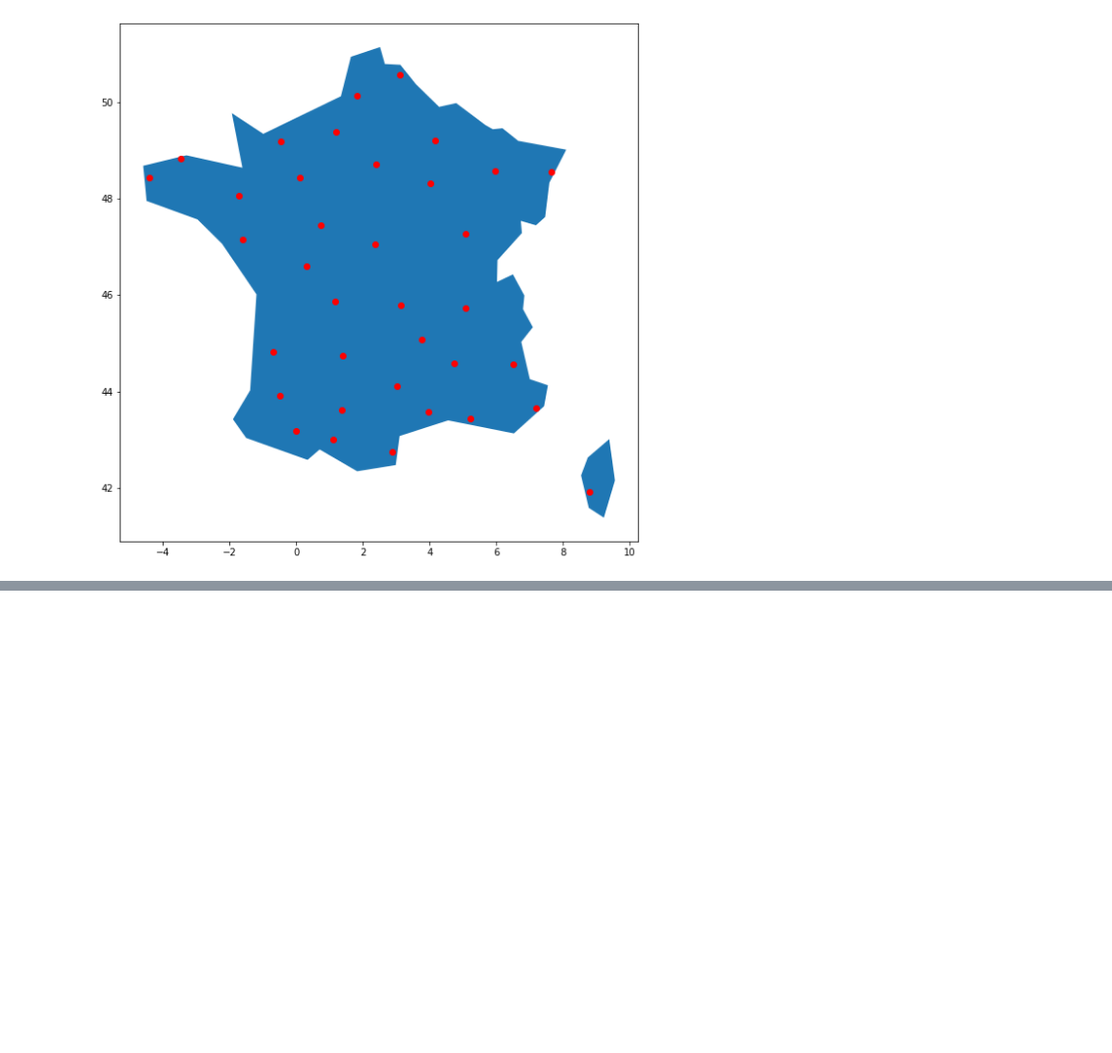
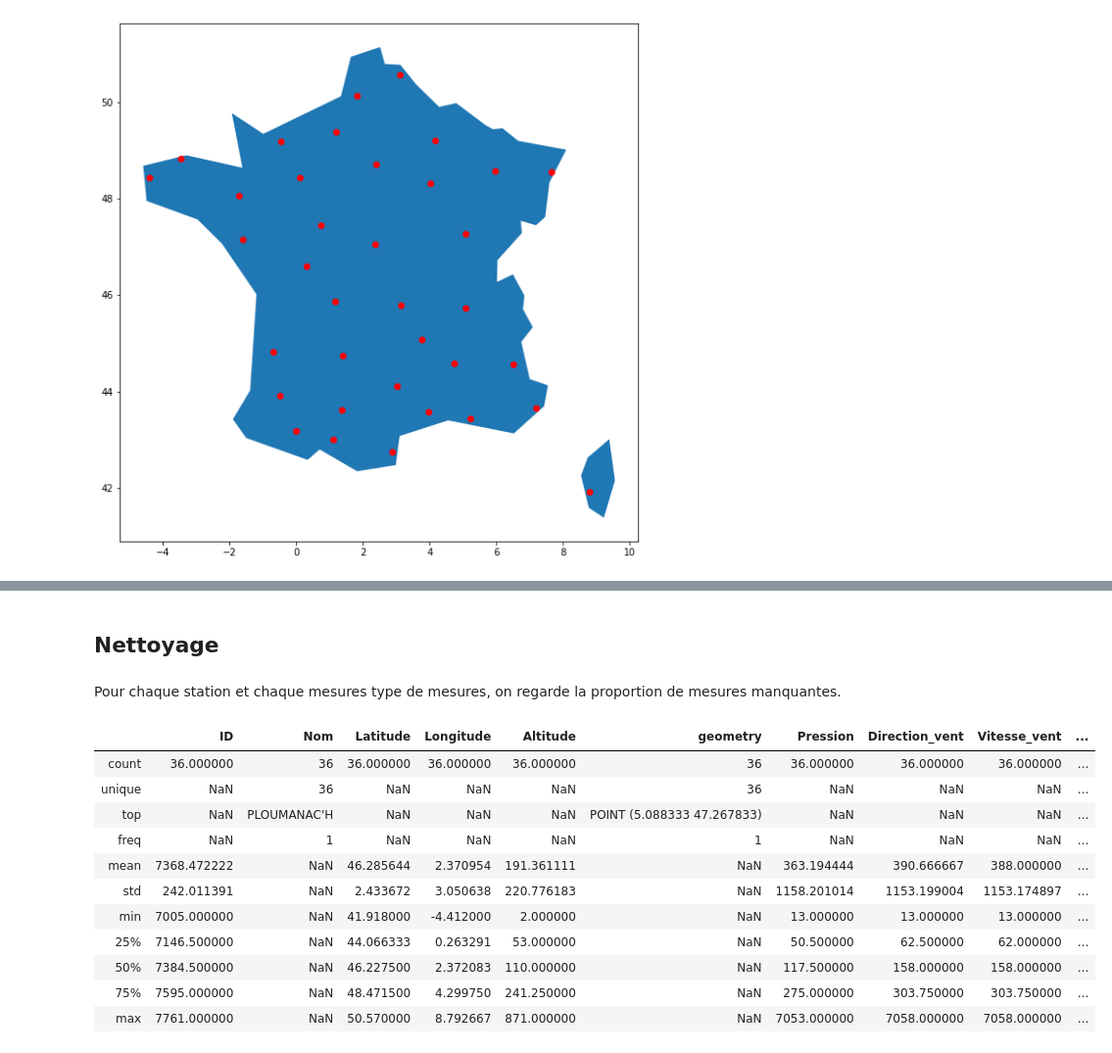
Before and after one commit to JlnZhou/ProjectML, a Jupyter notebook: Meteo.ipynb, the cells around one changed output, grey strips where cells are left out. Shown at 98% size. Cells and saved outputs as stored; diff of their text form; code cells hidden in the pictures; blank space fills up the shorter version.

```diff
--- a/Meteo.ipynb
+++ b/Meteo.ipynb
@@ -72,0 +194,27 @@ import requests
+# %%
+station = stations_meteo["ID"][0]
+mesures = pd.read_csv("../Data/Extraction_Meteo/Tri_colonnes_fin/" + station + ".csv")
+mesures = mesures.rename(columns = {"Pression station": "Pression_" + station,
+                          "Direction du vent moyen 10 mn": "Direction_vent_" + station,
+                          "Vitesse du vent moyen 10 mn": "Vitesse_vent_" + station,
+                          "Température (°C)": "Temperature_" + station,
+                          "Humidité": "Humidite_" + station,
+                          "Précipitations dans la dernière heure": "Precipitations_" + station})
+mesures["Date"] = pd.to_datetime(mesures['Date'],
+                                 format = "%Y-%m-%d %H:%M:%S")
+
+
+for station in tqdm(stations_meteo["ID"][1:]):
+    mesures_station = pd.read_csv("../Data/Extraction_Meteo/Tri_colonnes_fin/" + station + ".csv")
+    mesures_station = mesures_station.rename(columns = {"Pression station": "Pression_" + station,
+                          "Direction du vent moyen 10 mn": "Direction_vent_" + station,
+                          "Vitesse du vent moyen 10 mn": "Vitesse_vent_" + station,
+                          "Température (°C)": "Temperature_" + station,
+                          "Humidité": "Humidite_" + station,
+                          "Précipitations dans la dernière heure": "Precipitations_" + station})
+    mesures_station["Date"] = pd.to_datetime(mesures_station['Date'],
+                                 format = "%Y-%m-%d %H:%M:%S")
+    mesures = mesures.merge(mesures_station,
+                            on = "Date",
+                            how = "outer")
+    mesures = mesures.sort_values(by = 'Date')
@@ -72,0 +242,4 @@ import requests
+# %% [markdown]
+## Nettoyage
+# %% [markdown]
+Pour chaque station et chaque mesures type de mesures, on regarde la proportion de mesures manquantes.
@@ -72,0 +261,15 @@ import requests
+# %%
+stations_meteo.describe(include = "all")
+# %% [output]
+|  | ID | Nom | Latitude | Longitude | Altitude | geometry | Pression | Direction_vent | Vitesse_vent | ... |
+| count | 36.000000 | 36 | 36.000000 | 36.000000 | 36.000000 | 36 | 36.000000 | 36.000000 | 36.000000 | ... |
+| unique | NaN | 36 | NaN | NaN | NaN | 36 | NaN | NaN | NaN | ... |
+| top | NaN | PLOUMANAC'H | NaN | NaN | NaN | POINT (5.088333 47.267833) | NaN | NaN | NaN | ... |
+| freq | NaN | 1 | NaN | NaN | NaN | 1 | NaN | NaN | NaN | ... |
+| mean | 7368.472222 | NaN | 46.285644 | 2.370954 | 191.361111 | NaN | 363.194444 | 390.666667 | 388.000000 | ... |
+| std | 242.011391 | NaN | 2.433672 | 3.050638 | 220.776183 | NaN | 1158.201014 | 1153.199004 | 1153.174897 | ... |
+| min | 7005.000000 | NaN | 41.918000 | -4.412000 | 2.000000 | NaN | 13.000000 | 13.000000 | 13.000000 | ... |
+| 25% | 7146.500000 | NaN | 44.066333 | 0.263291 | 53.000000 | NaN | 50.500000 | 62.500000 | 62.000000 | ... |
+| 50% | 7384.500000 | NaN | 46.227500 | 2.372083 | 110.000000 | NaN | 117.500000 | 158.000000 | 158.000000 | ... |
+| 75% | 7595.000000 | NaN | 48.471500 | 4.299750 | 241.250000 | NaN | 275.000000 | 303.750000 | 303.750000 | ... |
+| max | 7761.000000 | NaN | 50.570000 | 8.792667 | 871.000000 | NaN | 7053.000000 | 7058.000000 | 7058.000000 | ... |
```
Also changed, not shown: parts of 43 cells of this notebook, 2 other files.
